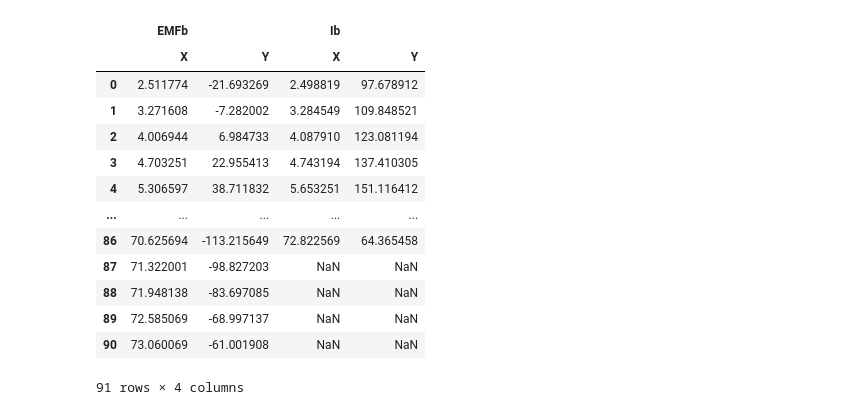
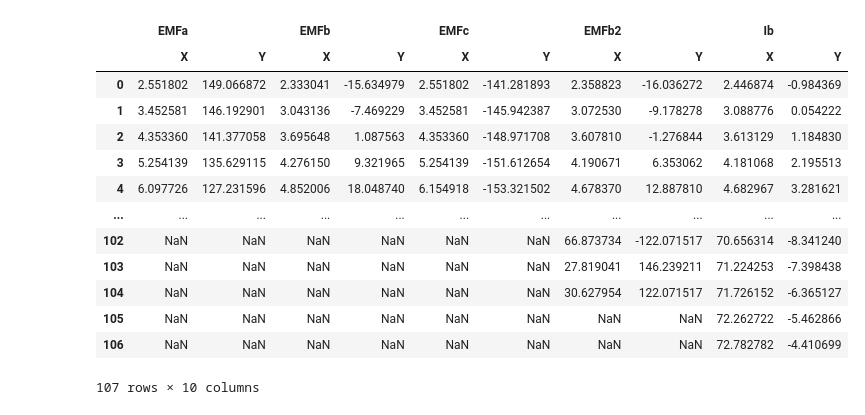
Before and after one commit to TinArmEngineering/tinarm, a Jupyter notebook: examples/M2_comparison.ipynb, the cells around one changed output. Cells and saved outputs as stored; diff of their text form; code cells hidden in the pictures.

```diff
--- a/examples/M2_comparison.ipynb
+++ b/examples/M2_comparison.ipynb
@@ -23,5 +46,8 @@ q.setup_matplotlib()
 # %%
-operating_points = [op_point for op_point in os.listdir('M2') if os.path.isdir(os.path.join('m2',op_point))]
+# Get the operating points for the machine machine='M1'
+# Each opperating point is a folder in the machine folder
+machine = 'M1'
+operating_points = [op_point for op_point in os.listdir(machine) if os.path.isdir(os.path.join(machine, op_point)) and not op_point.startswith('__pycache__')]
 # %%
 operating_points
 # %% [output]
@@ -57 +100,13 @@ num_pole_pairs = 5
+# %%
+from M1 import machine as m
+from M1.Nominal_24Nm_2060rpm import operating_point as nominal_op
+
+
+
+op_point = "Nominal_24Nm_2060rpm"
+chart = "BackEmf.csv"
+df = pd.read_csv(os.path.join(machine, op_point, chart), index_col=None, header=[0,1])
+
+num_phases = m.winding_parameters["number_phases"].to_base_units().magnitude
+num_pole_pairs = (m.rotor_parameters["number_poles"]//2).to_base_units().magnitude
 # %%
@@ -174,22 +320,22 @@ new_df.pint.dequantify().to_csv(os.path.join('M2', op_point, "mod"+expected_char
 # %%
-current_df = pd.read_csv(os.path.join('M2', op_point, expected_charts[1]),
+current_df = pd.read_csv(os.path.join(machine, op_point, "CurrentAngle.csv"),
                          index_col=None, header=[0,1])
 current_df
 # %% [output]
-|  | EMFb |  | Ib |  |
-|  | X | Y | X | Y |
-| 0 | 2.511774 | -21.693269 | 2.498819 | 97.678912 |
-| 1 | 3.271608 | -7.282002 | 3.284549 | 109.848521 |
-| 2 | 4.006944 | 6.984733 | 4.087910 | 123.081194 |
-| 3 | 4.703251 | 22.955413 | 4.743194 | 137.410305 |
-| 4 | 5.306597 | 38.711832 | 5.653251 | 151.116412 |
-| ... | ... | ... | ... | ... |
-| 86 | 70.625694 | -113.215649 | 72.822569 | 64.365458 |
-| 87 | 71.322001 | -98.827203 | NaN | NaN |
-| 88 | 71.948138 | -83.697085 | NaN | NaN |
-| 89 | 72.585069 | -68.997137 | NaN | NaN |
-| 90 | 73.060069 | -61.001908 | NaN | NaN |
+|  | EMFa |  | EMFb |  | EMFc |  | EMFb2 |  | Ib |  |
+|  | X | Y | X | Y | X | Y | X | Y | X | Y |
+| 0 | 2.551802 | 149.066872 | 2.333041 | -15.634979 | 2.551802 | -141.281893 | 2.358823 | -16.036272 | 2.446874 | -0.984369 |
+| 1 | 3.452581 | 146.192901 | 3.043136 | -7.469229 | 3.452581 | -145.942387 | 3.072530 | -9.178278 | 3.088776 | 0.054222 |
+| 2 | 4.353360 | 141.377058 | 3.695648 | 1.087563 | 4.353360 | -148.971708 | 3.607810 | -1.276844 | 3.613129 | 1.184830 |
+| 3 | 5.254139 | 135.629115 | 4.276150 | 9.321965 | 5.254139 | -151.612654 | 4.190671 | 6.353062 | 4.181068 | 2.195513 |
+| 4 | 6.097726 | 127.231596 | 4.852006 | 18.048740 | 6.154918 | -153.321502 | 4.678370 | 12.887810 | 4.682967 | 3.281621 |
+| ... | ... | ... | ... | ... | ... | ... | ... | ... | ... | ... |
+| 102 | NaN | NaN | NaN | NaN | NaN | NaN | 66.873734 | -122.071517 | 70.656314 | -8.341240 |
+| 103 | NaN | NaN | NaN | NaN | NaN | NaN | 27.819041 | 146.239211 | 71.224253 | -7.398438 |
+| 104 | NaN | NaN | NaN | NaN | NaN | NaN | 30.627954 | 122.071517 | 71.726152 | -6.365127 |
+| 105 | NaN | NaN | NaN | NaN | NaN | NaN | NaN | NaN | 72.262722 | -5.462866 |
+| 106 | NaN | NaN | NaN | NaN | NaN | NaN | NaN | NaN | 72.782782 | -4.410699 |
-91 rows × 4 columns
+107 rows × 10 columns
 # %%
 current_coef = np.array([1.5, 75]) #initial guess offset and amplitude
 bounds = [(None, None) for _ in range(len(current_coef))]
```
Also changed, not shown: parts of 39 cells of this notebook, 2 other files.
